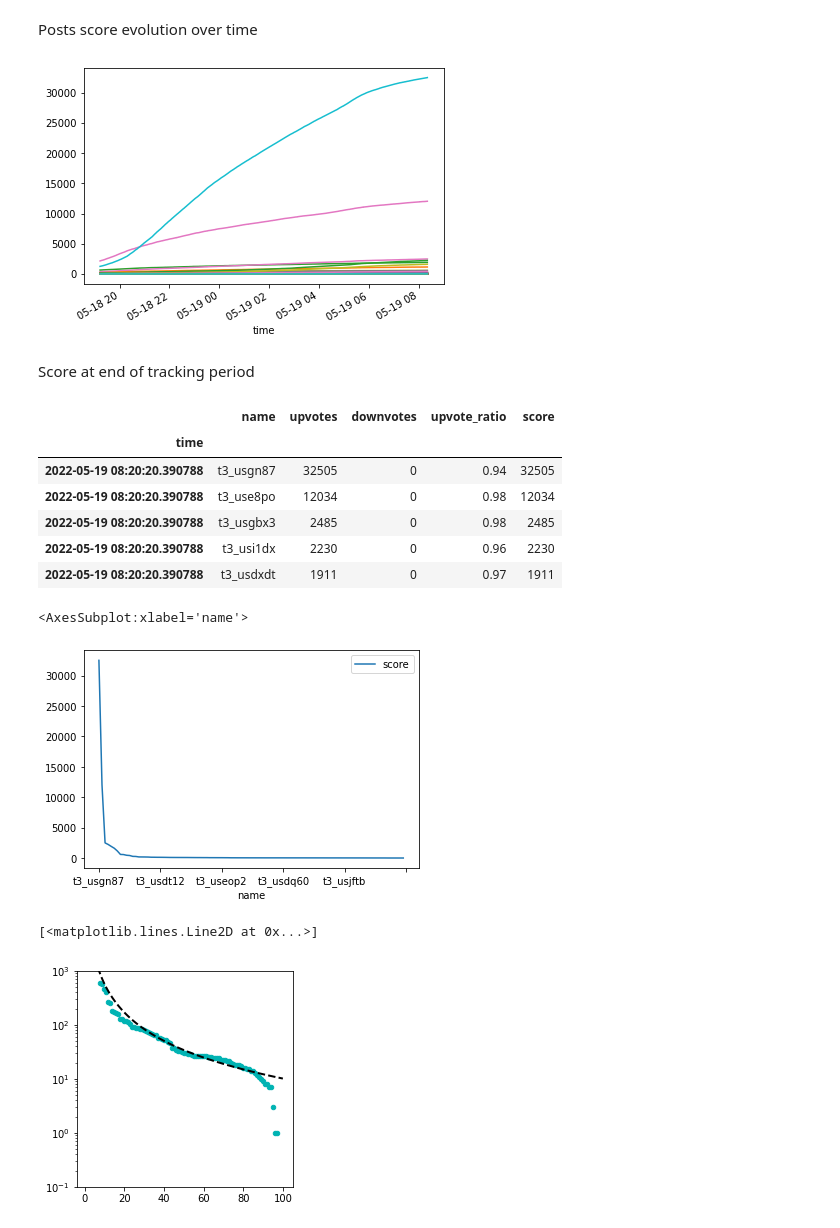
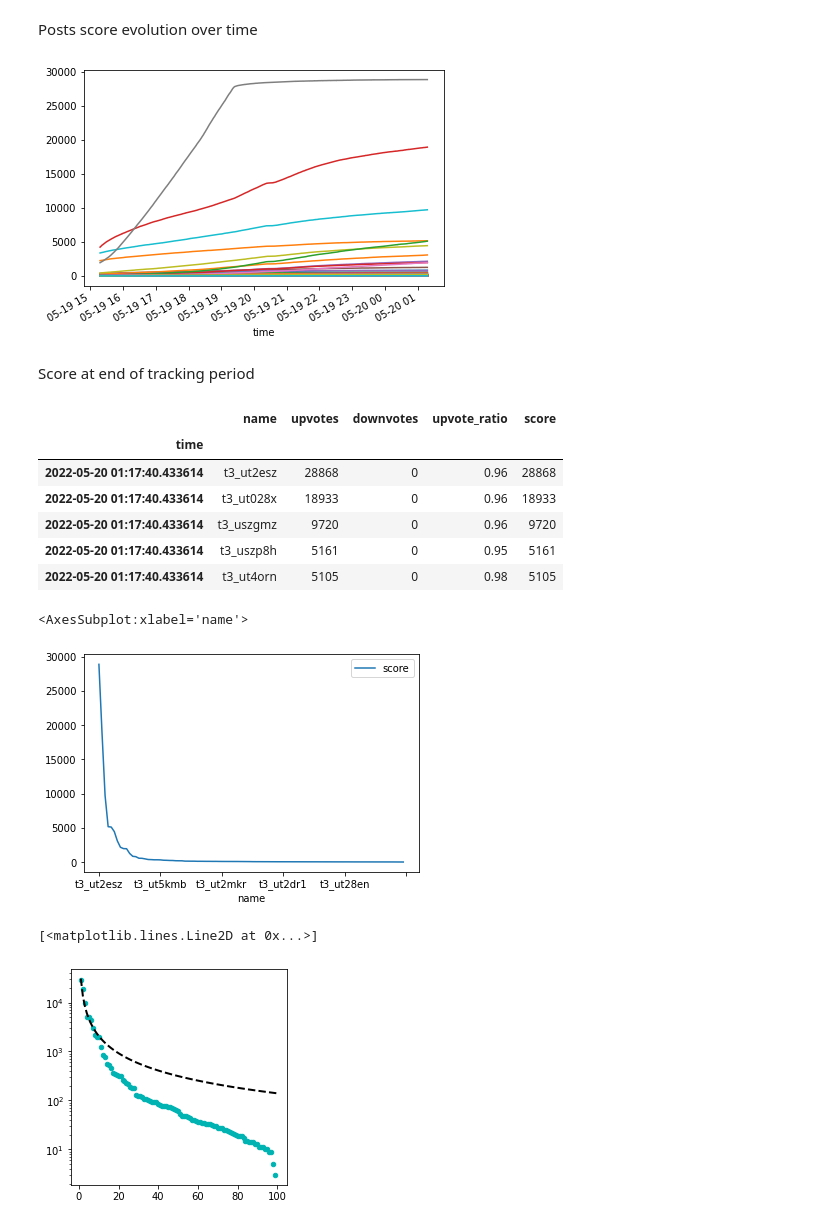
Before and after one commit to fedeb95/memes, a Jupyter notebook: Untitled.ipynb, the cells around one changed output. Cells and saved outputs as stored; diff of their text form; code cells hidden in the pictures.

Commit message:
10h data

```diff
--- a/Untitled.ipynb
+++ b/Untitled.ipynb
@@ -5,7 +5,7 @@ import matplotlib as mpl
 from scipy.optimize import curve_fit
 import numpy as np
 # %%
-df = pd.read_csv('./data_new_100_hour_2022-05-18_19:13:12.133664.csv', sep=';')
+df = pd.read_csv('./ec2/data_new_100_hour_2022-05-19_15:17:54.358356.csv', sep=';')
 # %%
 df = df.set_index('time')
 df.index = pd.DatetimeIndex(df.index)
@@ -28,25 +28,25 @@ df.groupby('name')['score'].plot()
 #ax.legend()
 plt.show()
 # %% [output]
-[figure, old version]
+[figure, new version]
 # %% [markdown]
 Score at end of tracking period
 # %%
-last = df[df.index == '2022-05-19 08:20:20.390788'].sort_values(by='score',ascending=False)
+last = df[df.index == max(df.index)].sort_values(by='score',ascending=False)
 last.head()
 # %% [output]
 |  | name | upvotes | downvotes | upvote_ratio | score |
 | time |  |  |  |  |  |
-| 2022-05-19 08:20:20.390788 | t3_usgn87 | 32505 | 0 | 0.94 | 32505 |
-| 2022-05-19 08:20:20.390788 | t3_use8po | 12034 | 0 | 0.98 | 12034 |
-| 2022-05-19 08:20:20.390788 | t3_usgbx3 | 2485 | 0 | 0.98 | 2485 |
-| 2022-05-19 08:20:20.390788 | t3_usi1dx | 2230 | 0 | 0.96 | 2230 |
-| 2022-05-19 08:20:20.390788 | t3_usdxdt | 1911 | 0 | 0.97 | 1911 |
+| 2022-05-20 01:17:40.433614 | t3_ut2esz | 28868 | 0 | 0.96 | 28868 |
+| 2022-05-20 01:17:40.433614 | t3_ut028x | 18933 | 0 | 0.96 | 18933 |
+| 2022-05-20 01:17:40.433614 | t3_uszgmz | 9720 | 0 | 0.96 | 9720 |
+| 2022-05-20 01:17:40.433614 | t3_uszp8h | 5161 | 0 | 0.95 | 5161 |
+| 2022-05-20 01:17:40.433614 | t3_ut4orn | 5105 | 0 | 0.98 | 5105 |
 # %%
 last.plot('name','score')
 # %% [output]
 <AxesSubplot:xlabel='name'>
-[figure, old version]
+[figure, new version]
 # %%
 # Function to calculate the power-law with constants a and b
 def power_law(x, a, b):
@@ -66,18 +66,18 @@ res = y_data - power_law(x_data, *pars)
 # %%
 fig = plt.figure(figsize=(3, 3))
 ax = fig.add_axes([0, 0, 1, 1])
 # Set the y-axis scaling to logarithmic
 ax.set_yscale('log')
 # Set the y-ticks
-ax.yaxis.set_major_locator(mpl.ticker.LogLocator(base=10.0))# Set the y-axis limits
-ax.set_ylim(0.1, 1000)
+#ax.yaxis.set_major_locator(mpl.ticker.LogLocator(base=10.0))# Set the y-axis limits
+#ax.set_ylim(0.1, 1000)
 # Plot the data
 ax.scatter(x_data, y_data, s=20, color='#00b3b3', label='Data')
 # Plot the fit data as an overlay on the scatter data
 ax.plot(x_data, power_law(x_data, *pars), linestyle='--', linewidth=2, color='black')
 # %% [output]
 [<matplotlib.lines.Line2D at 0x...>]
-[figure, old version]
+[figure, new version]
 # %%
 print(pars)
 # %% [output]
```
Also changed, not shown: parts of 2 cells of this notebook, 5 other files.
